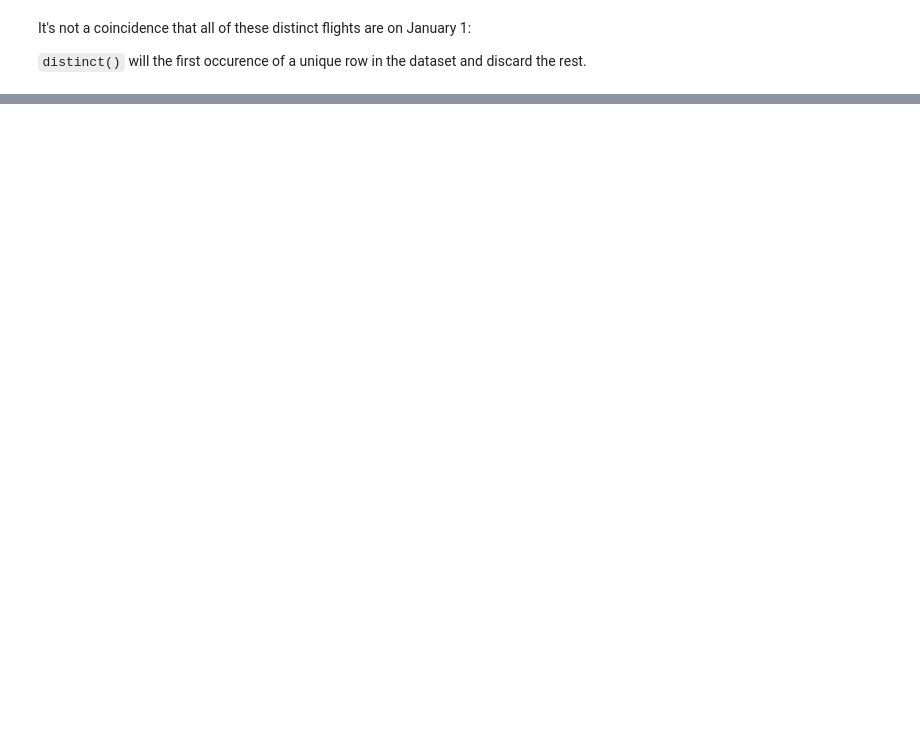
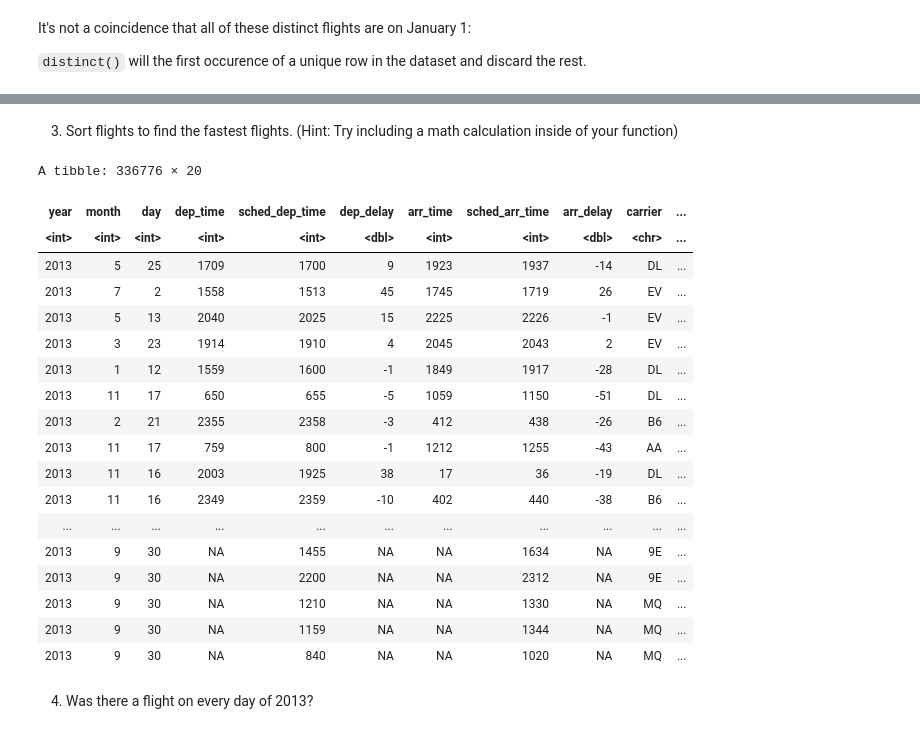
Before and after one commit to khuongduying/data-transformation, a Jupyter notebook: basic_data_transformation_R.ipynb, the cells around one changed output, grey strips where cells are left out. Drawn from its saved outputs; the diff is of its cells as text; code cells hidden in the pictures; blank space fills up the shorter version.

```diff
--- a/basic_data_transformation_R.ipynb
+++ b/basic_data_transformation_R.ipynb
@@ -344,0 +473,30 @@ It's not a coincidence that all of these distinct flights are on January 1:
+# %% [markdown]
+3. Sort flights to find the fastest flights. (Hint: Try including a math calculation inside of your function)
+# %%
+flights |>
+  mutate(
+    velocity = (distance/air_time)
+  ) |>
+  arrange(desc(velocity))
+# %% [output]
+A tibble: 336776 × 20
+| year | month | day | dep_time | sched_dep_time | dep_delay | arr_time | sched_arr_time | arr_delay | carrier | ... |
+| <int> | <int> | <int> | <int> | <int> | <dbl> | <int> | <int> | <dbl> | <chr> | ... |
+| 2013 | 5 | 25 | 1709 | 1700 | 9 | 1923 | 1937 | -14 | DL | ... |
+| 2013 | 7 | 2 | 1558 | 1513 | 45 | 1745 | 1719 | 26 | EV | ... |
+| 2013 | 5 | 13 | 2040 | 2025 | 15 | 2225 | 2226 | -1 | EV | ... |
+| 2013 | 3 | 23 | 1914 | 1910 | 4 | 2045 | 2043 | 2 | EV | ... |
+| 2013 | 1 | 12 | 1559 | 1600 | -1 | 1849 | 1917 | -28 | DL | ... |
+| 2013 | 11 | 17 | 650 | 655 | -5 | 1059 | 1150 | -51 | DL | ... |
+| 2013 | 2 | 21 | 2355 | 2358 | -3 | 412 | 438 | -26 | B6 | ... |
+| 2013 | 11 | 17 | 759 | 800 | -1 | 1212 | 1255 | -43 | AA | ... |
+| 2013 | 11 | 16 | 2003 | 1925 | 38 | 17 | 36 | -19 | DL | ... |
+| 2013 | 11 | 16 | 2349 | 2359 | -10 | 402 | 440 | -38 | B6 | ... |
+| ... | ... | ... | ... | ... | ... | ... | ... | ... | ... | ... |
+| 2013 | 9 | 30 | NA | 1455 | NA | NA | 1634 | NA | 9E | ... |
+| 2013 | 9 | 30 | NA | 2200 | NA | NA | 2312 | NA | 9E | ... |
+| 2013 | 9 | 30 | NA | 1210 | NA | NA | 1330 | NA | MQ | ... |
+| 2013 | 9 | 30 | NA | 1159 | NA | NA | 1344 | NA | MQ | ... |
+| 2013 | 9 | 30 | NA | 840 | NA | NA | 1020 | NA | MQ | ... |
+# %% [markdown]
+4. Was there a flight on every day of 2013?
```
Also changed, not shown: parts of 56 cells of this notebook.
